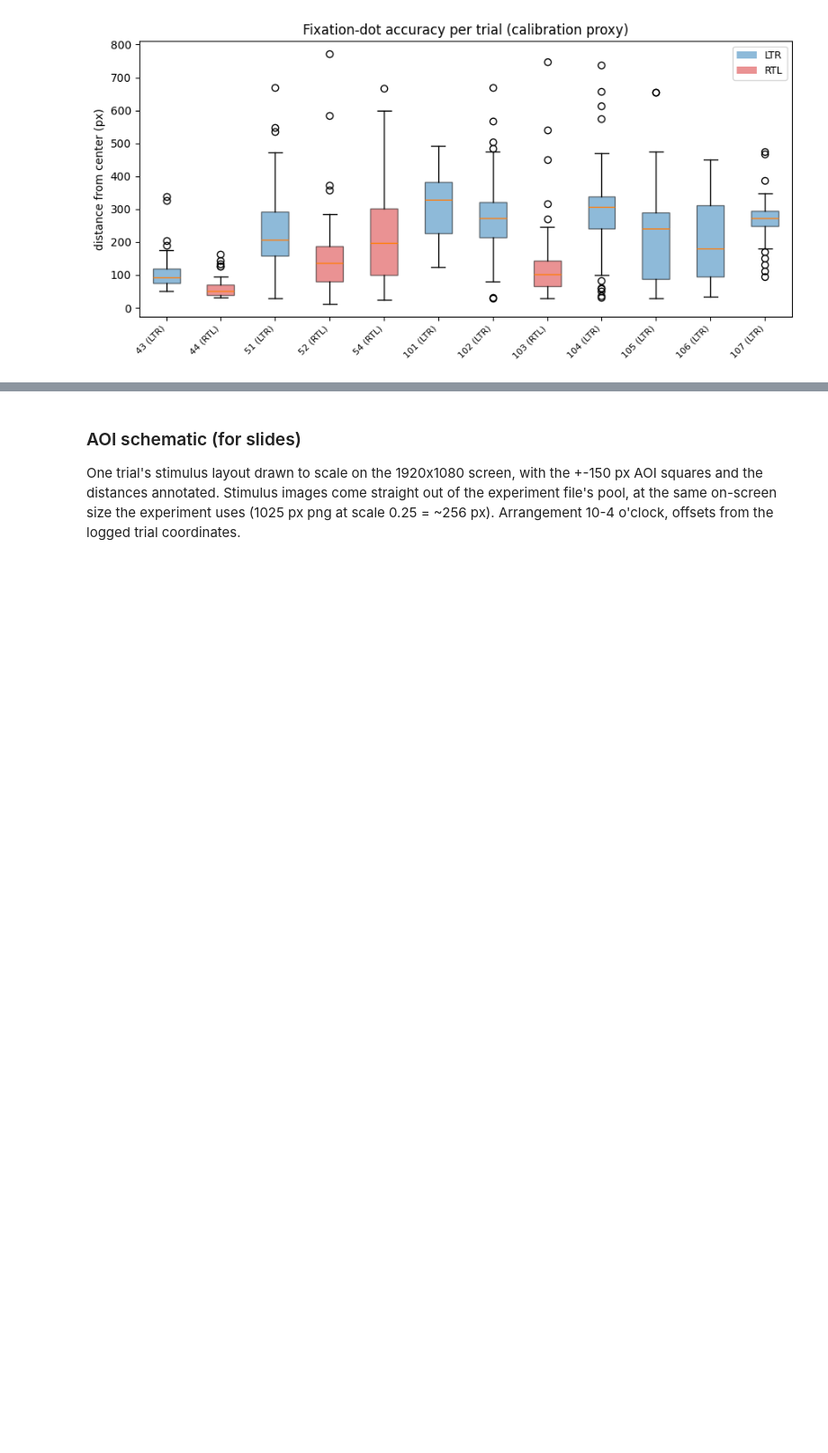
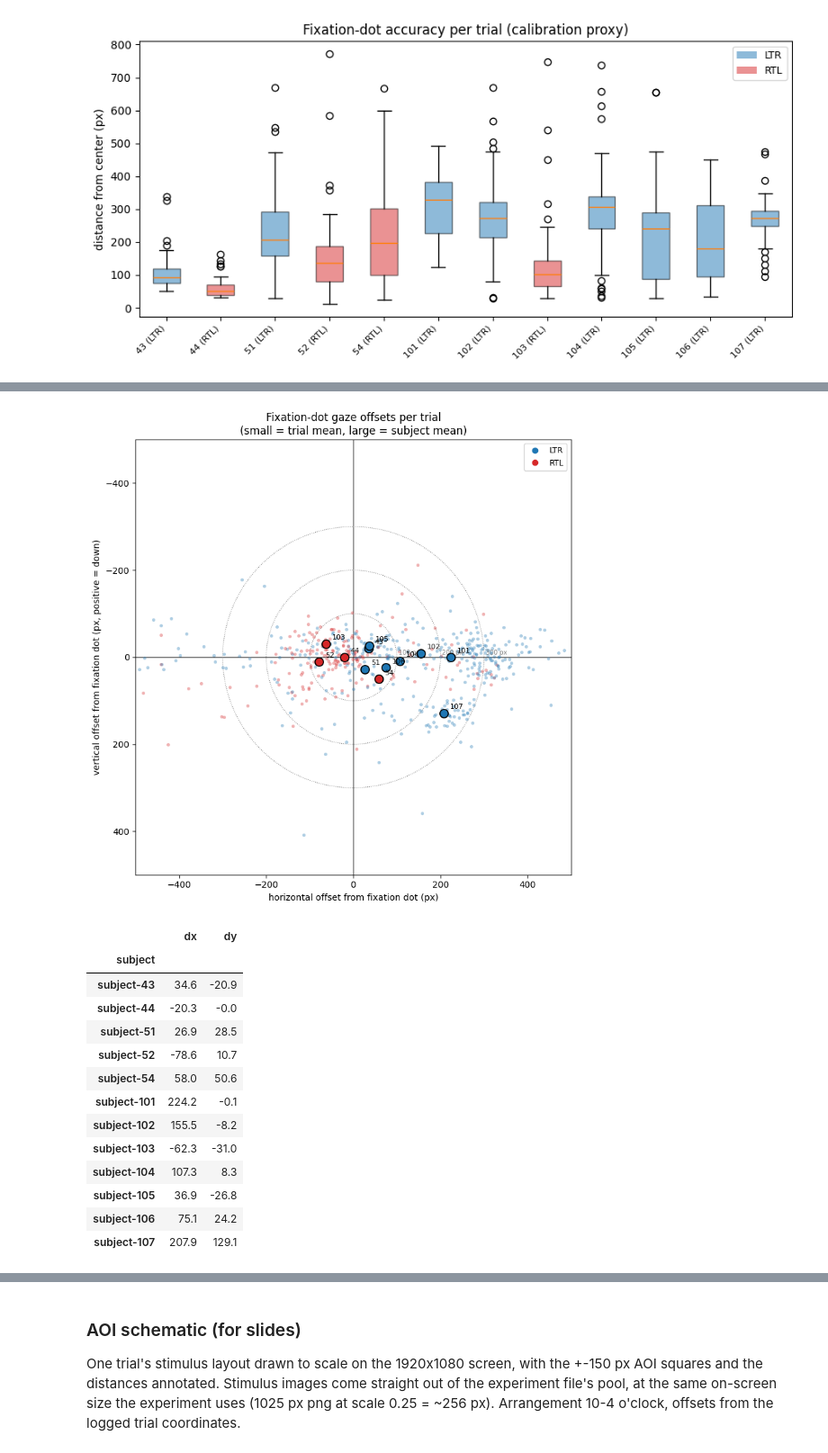
Before and after one commit to jnagasawa/ET-report, a Jupyter notebook: scripts/data_quality.ipynb, the cells around one changed output, grey strips where cells are left out. Shown at 90% size. Drawn from its saved outputs; the diff is of its cells as text; code cells hidden in the pictures; blank space fills up the shorter version.

Commit message:
added new data and section methods

```diff
--- a/scripts/data_quality.ipynb
+++ b/scripts/data_quality.ipynb
@@ -412,0 +494,63 @@ plt.show()
+# %%
+offset_rows = []
+for s in SUBJECTS:
+    tsv = tsv_data[s]
+    for i, (t0, t1) in enumerate(fixation_dot_windows(s), start=1):
+        win = tsv[(tsv["TIME"] >= t0) & (tsv["TIME"] <= t1) & (tsv["BPOGV"] == 1)
+                  & tsv["BPOGX"].between(0, 1) & tsv["BPOGY"].between(0, 1)]
+        if len(win) == 0:
+            continue
+        offset_rows.append(dict(subject=s, trial=i,
+                                dx=win["BPOGX"].mean() * SCREEN_W - cx,
+                                dy=win["BPOGY"].mean() * SCREEN_H - cy))
+offsets = pd.DataFrame(offset_rows)
+
+fig, ax = plt.subplots(figsize=(8, 8))
+lim = max(300, math.ceil(np.percentile(offsets[["dx", "dy"]].abs().values, 98) / 100) * 100)
+for s in SUBJECTS:
+    sub = offsets[offsets["subject"] == s]
+    c = GROUP_COLORS[GROUPS[s]]
+    ax.scatter(sub["dx"], sub["dy"], s=14, color=c, alpha=0.35, linewidths=0, zorder=2)
+    ax.scatter(sub["dx"].mean(), sub["dy"].mean(), s=90, color=c, edgecolor="black",
+               linewidth=1.2, zorder=4)
+    ax.annotate(s.split("-")[1], (sub["dx"].mean(), sub["dy"].mean()),
+                textcoords="offset points", xytext=(7, 5), fontsize=8, zorder=5)
+
+ax.axhline(0, color="black", linewidth=0.8, zorder=1)
+ax.axvline(0, color="black", linewidth=0.8, zorder=1)
+for r in (100, 200, 300):
+    ax.add_patch(plt.Circle((0, 0), r, fill=False, color="gray", linestyle=":",
+                            linewidth=0.8, zorder=1))
+    ax.annotate(f"{r} px", (r, 0), textcoords="offset points", xytext=(2, 3),
+                fontsize=7, color="gray")
+
+ax.set_xlim(-lim, lim)
+ax.set_ylim(lim, -lim)  # y inverted to match screen convention
+ax.set_aspect("equal")
+ax.set_xlabel("horizontal offset from fixation dot (px)")
+ax.set_ylabel("vertical offset from fixation dot (px, positive = down)")
+ax.set_title("Fixation-dot gaze offsets per trial\n(small = trial mean, large = subject mean)")
+handles = [Line2D([], [], marker="o", linestyle="", color=GROUP_COLORS[g], label=g)
+           for g in ("LTR", "RTL")]
+ax.legend(handles=handles, fontsize=9, loc="upper right")
+fig.tight_layout()
+fig.savefig(os.path.join(OUT_DIR, "qc_fixdot_xy_scatter.png"), dpi=150)
+plt.show()
+
+offsets.groupby("subject")[["dx", "dy"]].mean().round(1).reindex(SUBJECTS)
+# %% [output]
+[figure, added]
+|  | dx | dy |
+| subject |  |  |
+| subject-43 | 34.6 | -20.9 |
+| subject-44 | -20.3 | -0.0 |
+| subject-51 | 26.9 | 28.5 |
+| subject-52 | -78.6 | 10.7 |
+| subject-54 | 58.0 | 50.6 |
+| subject-101 | 224.2 | -0.1 |
+| subject-102 | 155.5 | -8.2 |
+| subject-103 | -62.3 | -31.0 |
+| subject-104 | 107.3 | 8.3 |
+| subject-105 | 36.9 | -26.8 |
+| subject-106 | 75.1 | 24.2 |
+| subject-107 | 207.9 | 129.1 |
```
Also changed, not shown: parts of 5 cells of this notebook, 10 other files.
